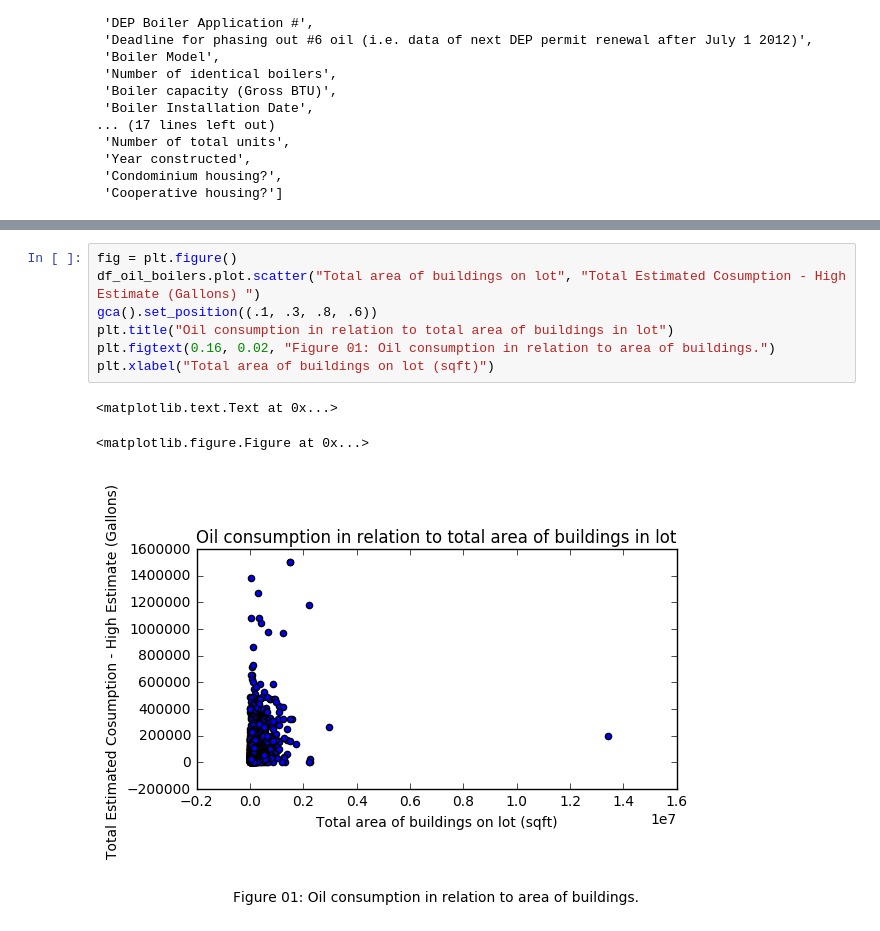
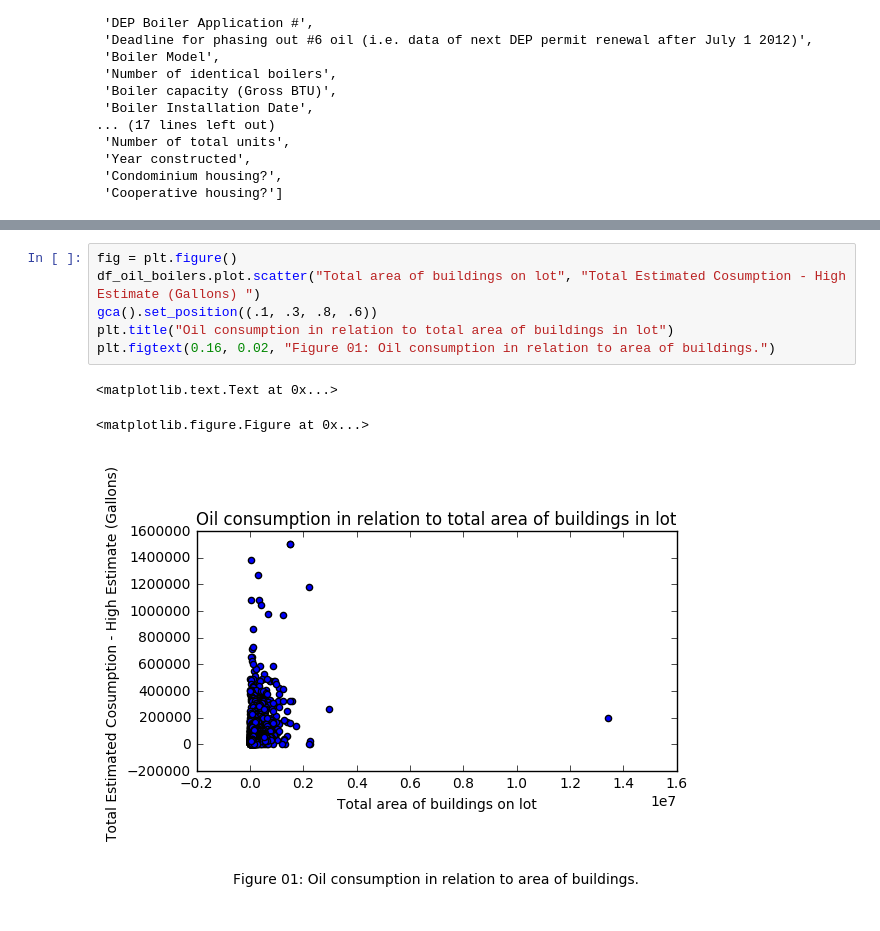
Before and after one commit to victorsette/PUI2016_vsg247, a Jupyter notebook: HW2_vsg247/HW2_3_vsg247.ipynb, the cells around one changed output, grey strips where cells are left out. Saved outputs shown, nothing was run; the diff lists cells and outputs as text.

```diff
--- a/HW2_vsg247/HW2_3_vsg247.ipynb
+++ b/HW2_vsg247/HW2_3_vsg247.ipynb
@@ -77,11 +76,10 @@ df_oil_boilers.head(5)
 # %%
 fig = plt.figure()
 df_oil_boilers.plot.scatter("Total area of buildings on lot", "Total Estimated Cosumption - High Estimate (Gallons) ")
 gca().set_position((.1, .3, .8, .6))
 plt.title("Oil consumption in relation to total area of buildings in lot")
 plt.figtext(0.16, 0.02, "Figure 01: Oil consumption in relation to area of buildings.")
-plt.xlabel("Total area of buildings on lot (sqft)")
 # %% [output]
 <matplotlib.text.Text at 0x...>
 <matplotlib.figure.Figure at 0x...>
-[figure, old version]
+[figure, new version]
```
Also changed, not shown: parts of 1 cell of this notebook.
